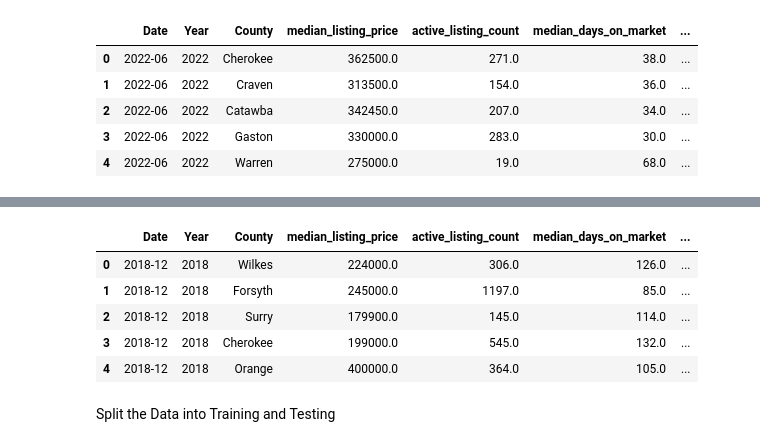
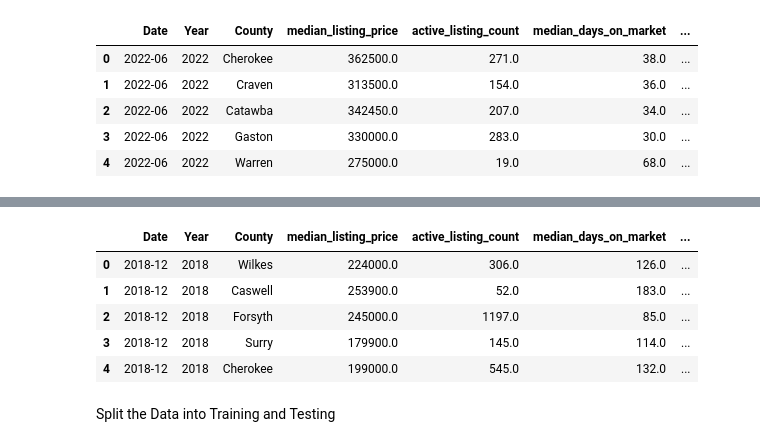
Before and after one commit to ksommerdorf/FinalProject, a Jupyter notebook: notebook/final_table_ensemble_feature_importance.ipynb, the cells around one changed output, grey strips where cells are left out. Cells and saved outputs as stored; diff of their text form; code cells hidden in the pictures.

```diff
--- a/notebook/final_table_ensemble_feature_importance.ipynb
+++ b/notebook/final_table_ensemble_feature_importance.ipynb
@@ -25,0 +78,3 @@ df.head()
+# %%
+filter_df = df[df['Year'] <2019]
+filter_df["Year"].unique()
@@ -29,35 +118,33 @@ columns = [
     "Date", "Year", "County", "median_listing_price",
     "active_listing_count", "median_days_on_market", "new_listing_count",
     "price_increased_count", "price_reduced_count", "median_square_feet",
-    "average_listing_price", "total_listing_count", "violent_crime_rate",
-    "30_Year_Fixed_Rate", "Number_of_Schools", "median_listing_price_mm",
-    "Number_of_Parks", "Price_Status"]
+    'average_listing_price',"total_listing_count", "violent_crime_rate","Number_of_Parks",
+    "Number_of_Schools","30_Year_Fixed_Rate",
+     "Price_Status"]
 
 target = ["Price_Status"]
 # %%
 # Load the data
 
-df = df.loc[:, columns].copy()
+df_data = filter_df.loc[:, columns].copy()
 
-# Drop the null columns where all values are null
-df = df.dropna(axis='columns', how='all')
 
 # Drop the null rows
-df = df.dropna()
+df_data.dropna()
 
 
 
 
-df.reset_index(inplace=True, drop=True)
+df_data.reset_index(inplace=True, drop=True)
 
-df.head()
+df_data.head()
 # %% [output]
 |  | Date | Year | County | median_listing_price | active_listing_count | median_days_on_market | ... |
 | 0 | 2018-12 | 2018 | Wilkes | 224000.0 | 306.0 | 126.0 | ... |
-| 1 | 2018-12 | 2018 | Forsyth | 245000.0 | 1197.0 | 85.0 | ... |
-| 2 | 2018-12 | 2018 | Surry | 179900.0 | 145.0 | 114.0 | ... |
-| 3 | 2018-12 | 2018 | Cherokee | 199000.0 | 545.0 | 132.0 | ... |
-| 4 | 2018-12 | 2018 | Orange | 400000.0 | 364.0 | 105.0 | ... |
+| 1 | 2018-12 | 2018 | Caswell | 253900.0 | 52.0 | 183.0 | ... |
+| 2 | 2018-12 | 2018 | Forsyth | 245000.0 | 1197.0 | 85.0 | ... |
+| 3 | 2018-12 | 2018 | Surry | 179900.0 | 145.0 | 114.0 | ... |
+| 4 | 2018-12 | 2018 | Cherokee | 199000.0 | 545.0 | 132.0 | ... |
 # %% [markdown]
 Split the Data into Training and Testing
 # %%
```
Also changed, not shown: parts of 20 cells of this notebook, 1 other file.
